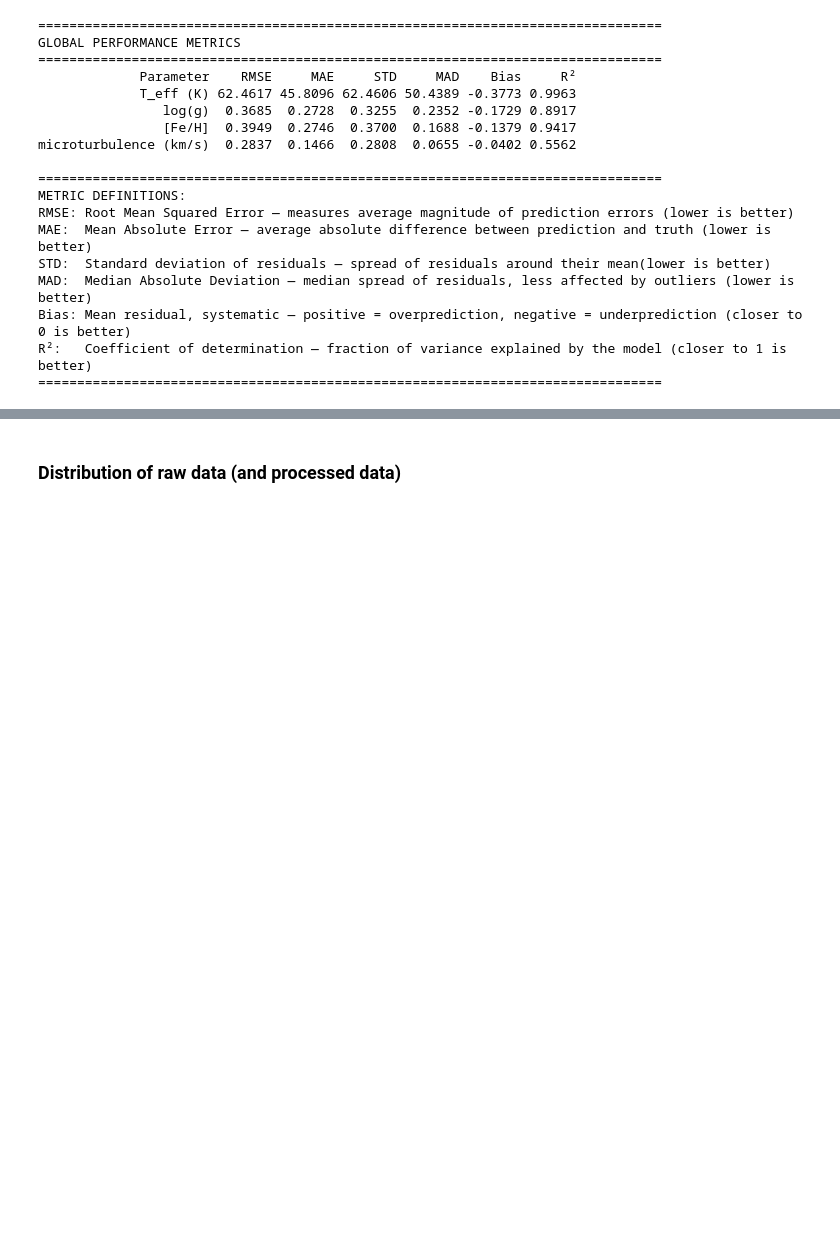
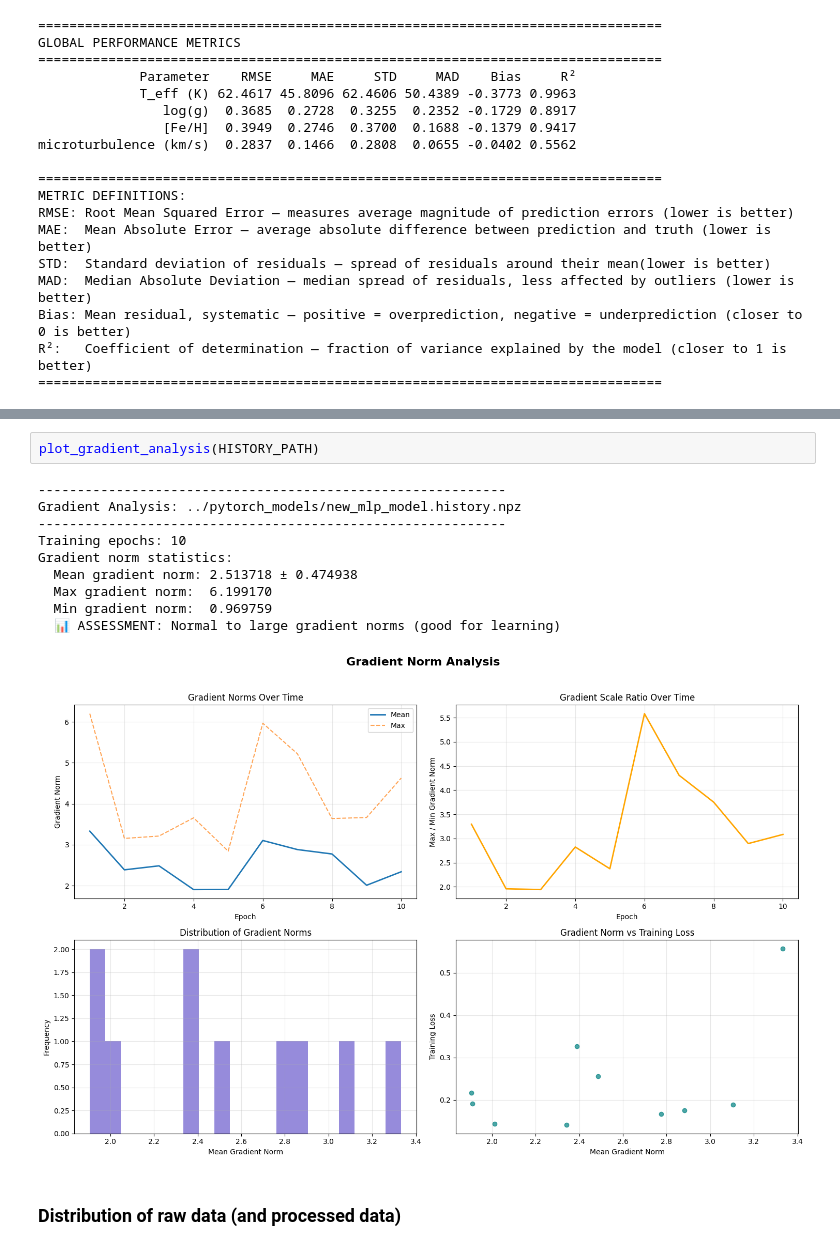
Before and after one commit to mkim0029/WEAVE_Pristine, a Jupyter notebook: results/evaluate_test_set.ipynb, the cells around one changed output, grey strips where cells are left out. Saved outputs shown, nothing was run; the diff lists cells and outputs as text; blank space fills up the shorter version.

Commit message:
gradient norms assessment enabled

```diff
--- a/results/evaluate_test_set.ipynb
+++ b/results/evaluate_test_set.ipynb
@@ -729,3 +879,16 @@ R²:   Coefficient of determination — fraction of variance explained by the mo
+# %%
+plot_gradient_analysis(HISTORY_PATH)
+# %% [output]
+------------------------------------------------------------
+Gradient Analysis: ../pytorch_models/new_mlp_model.history.npz
+------------------------------------------------------------
+Training epochs: 10
+Gradient norm statistics:
+  Mean gradient norm: 2.513718 ± 0.474938
+  Max gradient norm:  6.199170
+  Min gradient norm:  0.969759
+  📊 ASSESSMENT: Normal to large gradient norms (good for learning)
+[figure, added]
 # %% [markdown]
 ### Distribution of raw data (and processed data)
 # %%
```
Also changed, not shown: parts of 4 cells of this notebook, 3 other files.
